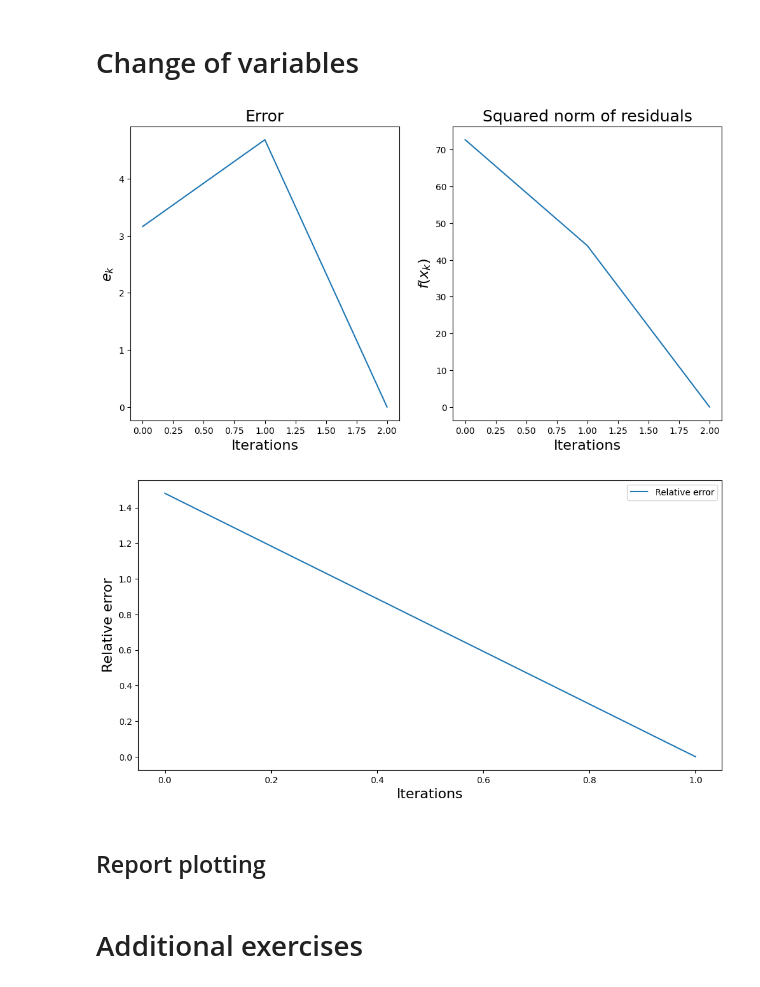
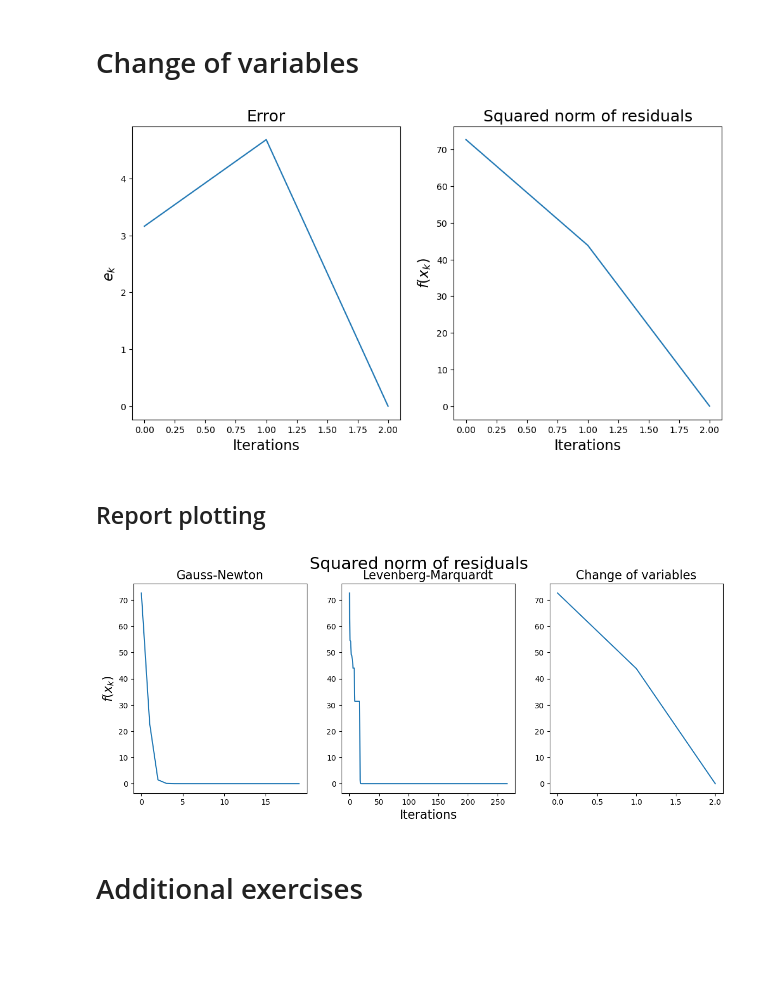
Before and after one commit to Tolsager/opt_hw2, a Jupyter notebook: report_code.ipynb, the cells around one changed output. Saved outputs shown, nothing was run; the diff lists cells and outputs as text; code cells hidden in the pictures; blank space fills up the shorter version.

Commit message:
Report plotting for 8b

```diff
--- a/report_code.ipynb
+++ b/report_code.ipynb
@@ -191,7 +193,7 @@ def LM(func, x0, *args):
 
     return x, stat
 
-x, stats = LM(rJ_powell, X0)
+LM_x, LM_stats = LM(rJ_powell, X0)
 # %%
 plt.rcParams["figure.figsize"] = 12, 6
 fig, ax = plt.subplots(1, 2)
@@ -220,24 +222,24 @@ plt.show()
 # %%
 import Levenberg_Marquardt_yq as LM_yq
 
-x, stats = LM_yq.Levenberg_Marquardt_yq(rJ_powell, X0, 1)
+LMyq_x, LMyq_stats = LM_yq.Levenberg_Marquardt_yq(rJ_powell, X0, 1)
 
 fig, ax = plt.subplots(1, 2)
 
 x_star = np.array([0,0])
-e = np.linalg.norm(stats["X"] - x_star, axis=1)
-ax[0].plot(range(stats["iter"]+1), e, label="Error")
+e = np.linalg.norm(LMyq_stats["X"] - x_star, axis=1)
+ax[0].plot(range(LMyq_stats["iter"]+1), e, label="Error")
 ax[0].set_title("Error", fontsize=18)
 ax[0].set_xlabel("Iterations", fontsize=16)
 ax[0].set_ylabel("$e_k$", fontsize=16)
 
-ax[1].plot(range(stats["iter"]+1), stats["F"], label="Function value")
+ax[1].plot(range(LMyq_stats["iter"]+1), LMyq_stats["F"], label="Function value")
 ax[1].set_title("Squared norm of residuals", fontsize=18)
 ax[1].set_xlabel("Iterations", fontsize=16)
 ax[1].set_ylabel("$f(x_k)$", fontsize=16)
 plt.show()
 
-plt.plot(np.linalg.norm(stats["X"] - x_star, axis=1)[1:] / np.linalg.norm(stats["X"] - x_star, axis=1)[:-1], label="Relative error")
+plt.plot(np.linalg.norm(LMyq_stats["X"] - x_star, axis=1)[1:] / np.linalg.norm(LMyq_stats["X"] - x_star, axis=1)[:-1], label="Relative error")
 plt.legend()
 plt.xlabel("Iterations", fontsize=16)
 plt.ylabel("Relative error", fontsize=16)
@@ -254,33 +256,47 @@ def CV_rJ_powell(x: Union[list, np.ndarray]):
 
     return r, J
 
-x, stats = LM_yq.Levenberg_Marquardt_yq(CV_rJ_powell, X0, 1e-16)
+CV_x, CV_stats = LM_yq.Levenberg_Marquardt_yq(CV_rJ_powell, X0, tau=1e-16)
 
 fig, ax = plt.subplots(1, 2)
 
 x_star = np.array([0,0])
-e = np.linalg.norm(stats["X"] - x_star, axis=1)
-ax[0].plot(range(stats["iter"]+1), e, label="Error")
+e = np.linalg.norm(CV_stats["X"] - x_star, axis=1)
+ax[0].plot(range(CV_stats["iter"]+1), e, label="Error")
 ax[0].set_title("Error", fontsize=18)
 ax[0].set_xlabel("Iterations", fontsize=16)
 ax[0].set_ylabel("$e_k$", fontsize=16)
 
-ax[1].plot(range(stats["iter"]+1), stats["F"], label="Function value")
+ax[1].plot(range(CV_stats["iter"]+1), CV_stats["F"], label="Function value")
 ax[1].set_title("Squared norm of residuals", fontsize=18)
 ax[1].set_xlabel("Iterations", fontsize=16)
 ax[1].set_ylabel("$f(x_k)$", fontsize=16)
 plt.show()
-
-plt.plot(np.linalg.norm(stats["X"] - x_star, axis=1)[1:] / np.linalg.norm(stats["X"] - x_star, axis=1)[:-1], label="Relative error")
-plt.legend()
-plt.xlabel("Iterations", fontsize=16)
-plt.ylabel("Relative error", fontsize=16)
-plt.show()
 # %% [output]
 [figure]
-[figure, removed]
 # %% [markdown]
 ## Report plotting
+# %%
+plt.rcParams["figure.figsize"] = 14, 5
+fig, ax = plt.subplots(1, 3)
+
+
+ax[0].plot(range(gauss_stats["iter"]+1), gauss_stats["F"], label="Function value")
+ax[0].set_ylabel("$f(x_k)$", fontsize=16)
+ax[0].set_title("Gauss-Newton", fontsize=16)
+
+
+ax[1].plot(range(LM_stats["iter"]+1), LM_stats["F"], label="Function value")
+ax[1].set_xlabel("Iterations", fontsize=16)
+ax[1].set_title("Levenberg-Marquardt", fontsize=16)
+
+ax[2].plot(range(CV_stats["iter"]+1), CV_stats["F"], label="Function value")
+ax[2].set_title("Change of variables", fontsize=16)
+
+fig.suptitle("Squared norm of residuals", fontsize=22)
+plt.show()
+# %% [output]
+[figure, added]
 # %% [markdown]
 # Additional exercises
 # %% [markdown]
```
Also changed, not shown: parts of 4 cells of this notebook.
